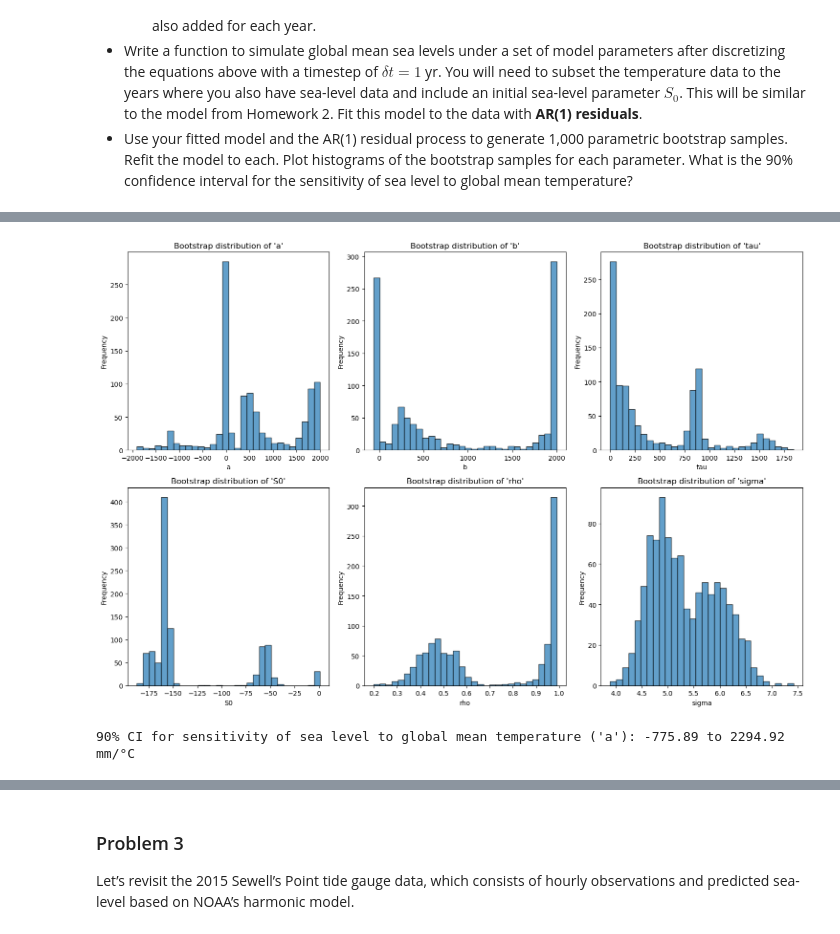
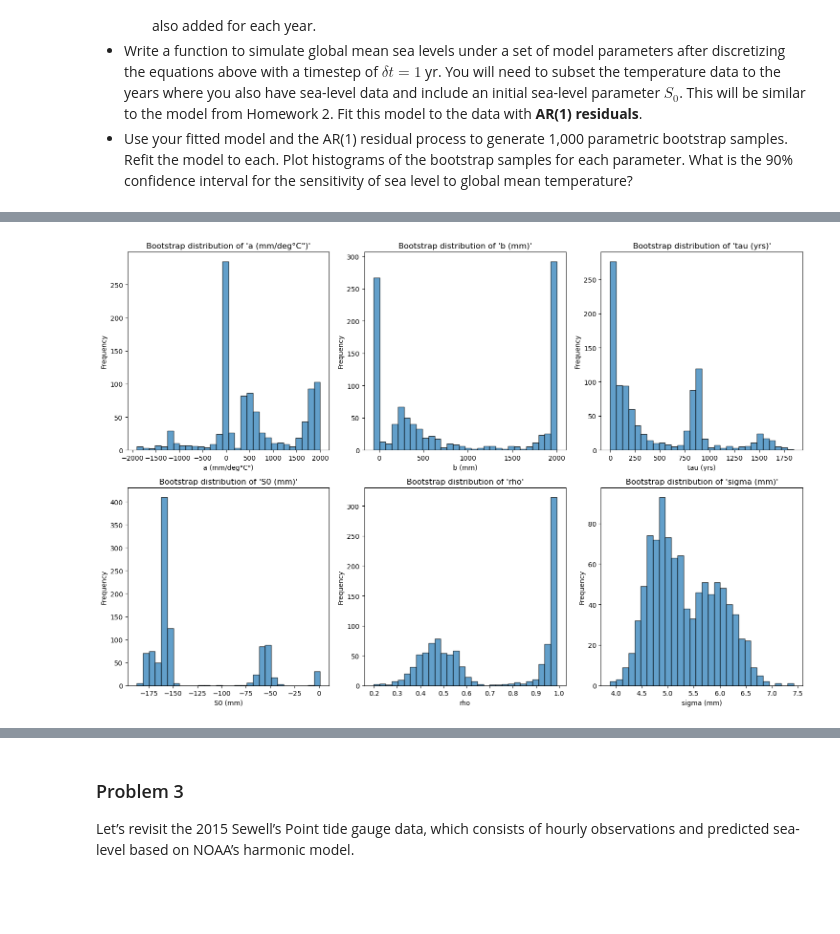
Before and after one commit to BEE4850-SP25/hw04-christinemswanson, a Jupyter notebook: hw04.ipynb, the cells around one changed output, grey strips where cells are left out. Saved outputs shown, nothing was run; the diff lists cells and outputs as text; code cells hidden in the pictures; blank space fills up the shorter version.

```diff
--- a/hw04.ipynb
+++ b/hw04.ipynb
@@ -458,41 +483,24 @@ for i in tqdm(range(n_boot), desc="Bootstrapping"):
     bootstrap_estimates[i, :] = result.x
 # %%
 # parameter list
-param_names = ['a', 'b', 'tau', 'S0', 'rho', 'sigma']
+param_names = ['a (mm/deg°C")', 'b (mm)', 'tau (yrs)', 'S0 (mm)', 'rho', 'sigma (mm)']
 n_params = len(param_names)
 
-# plot the historgrams of the bootstrap samples
+# plot the histograms of the bootstrap samples
 # for each parameter
 plt.figure(figsize=(15, 10))
 
 for i in range(n_params):
     plt.subplot(2, 3, i + 1)  # 2 rows, 3 cols
 
     plt.hist(bootstrap_estimates[:, i], bins=30, edgecolor='k', alpha=0.7)
 
     plt.title(f"Bootstrap distribution of '{param_names[i]}'")
     plt.xlabel(param_names[i])
     plt.ylabel("Frequency")
 
 plt.tight_layout()
 
 plt.show()
 # %% [output]
-[figure, old version]
+[figure, new version]
-# %%
-# what is the 90% confidence interval for the sensitivity of
-# sea level to global mean temperature ("a" parameter)?
-
-# NOT SURE IF CORRECT!!!
-a_samples = bootstrap_estimates[:, 0]  # first column = 'a' parameter
-
-a_hat = θ_ar1[0] # MLE estimate of "a"
-
-# 90% confidence interval (5th to 95th percentile)
-# FIX THIS TO USE BASIC CI!!!!!!!
-#ci_90 = np.percentile(a_samples, [5, 95])
-
-ci90_a = 2*a_hat - np.quantile(a_samples, [0.95, 0.05])
-print(f"90% CI for sensitivity of sea level to global mean temperature ('a'): {ci90_a[0]:.2f} to {ci90_a[1]:.2f} mm/°C")
-# %% [output]
-90% CI for sensitivity of sea level to global mean temperature ('a'): -775.89 to 2294.92 mm/°C
```
Also changed, not shown: parts of 16 cells of this notebook.
